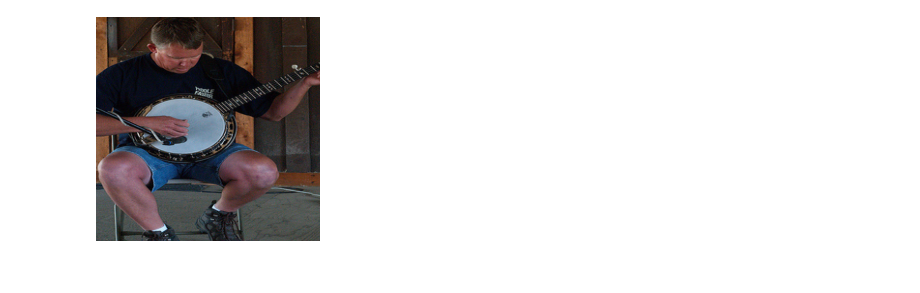
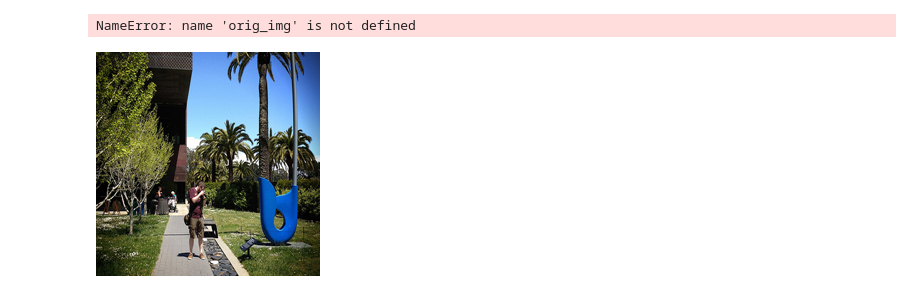
Before and after one commit to beotborry/ConformalXAI, a Jupyter notebook: results_analysis.ipynb, the cells around one changed output. Cells and saved outputs as stored; diff of their text form; code cells hidden in the pictures.

```diff
--- a/results_analysis.ipynb
+++ b/results_analysis.ipynb
@@ -7,6 +8,7 @@ from transform_factory import resize_322, center_crop_224
 # %%
-seed = 3
+seed = 0
 expl_method = "LayerXAct"
+data_num = 1
 # %%
 with open(f"./val_seed_{seed}.npy", "rb") as f:
     filepath_list = np.load(f)
@@ -78,4 +77,8 @@ plt.show()
+# %%
+_ = viz.visualize_image_attr(np.transpose(results[0]['conf_high'], (1,2,0)), np.transpose(orig_img), method='blended_heat_map', sign="all")
+# %% [output]
+NameError: name 'orig_img' is not defined
 # %%
-center_crop_224(resize_322(Image.open(filepath_list[0])))
+center_crop_224(resize_322(Image.open(filepath_list[data_num])))
 # %% [output]
-[figure, old version]
+[figure, new version]
```
Also changed, not shown: parts of 12 cells of this notebook, 14 other files.
